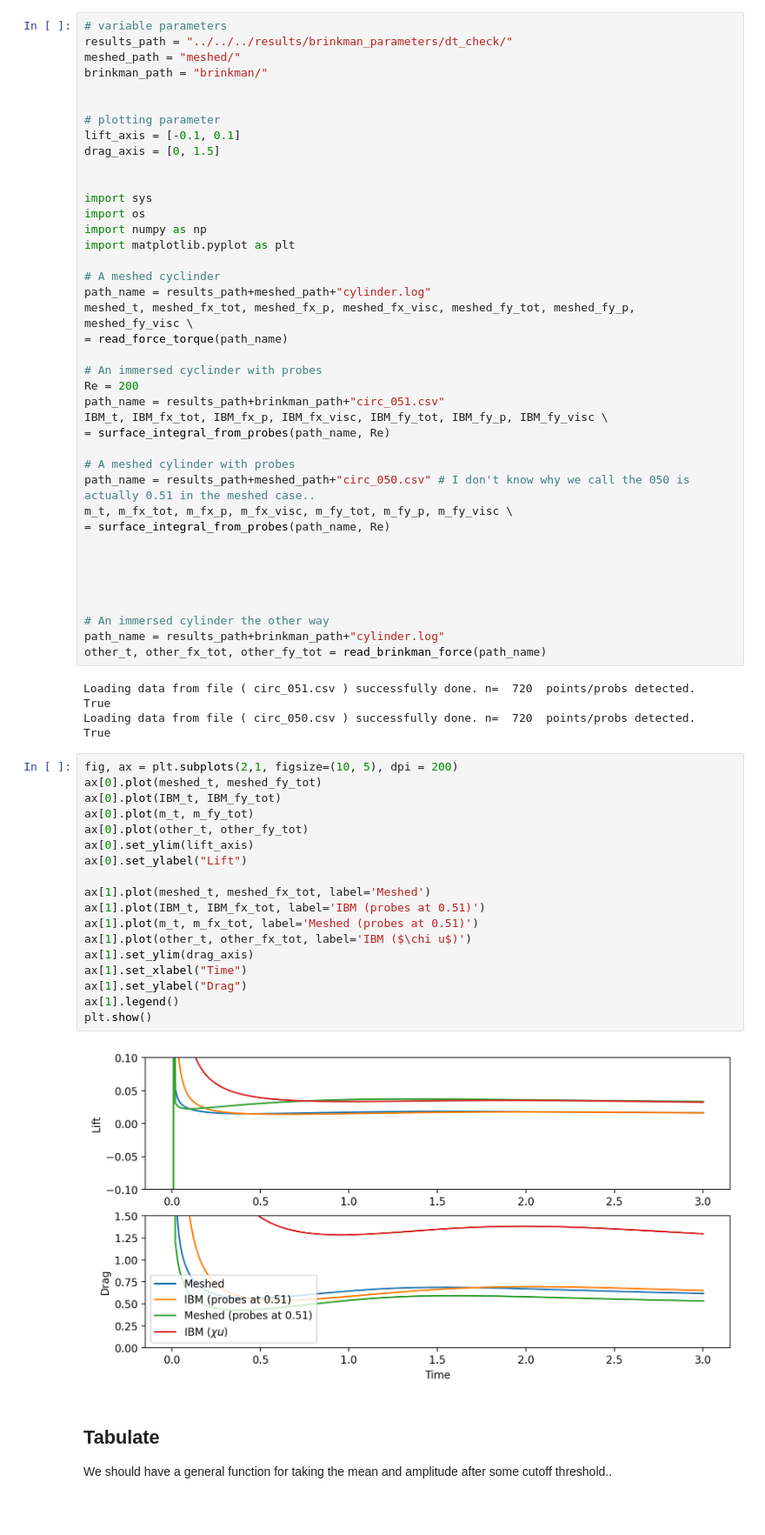
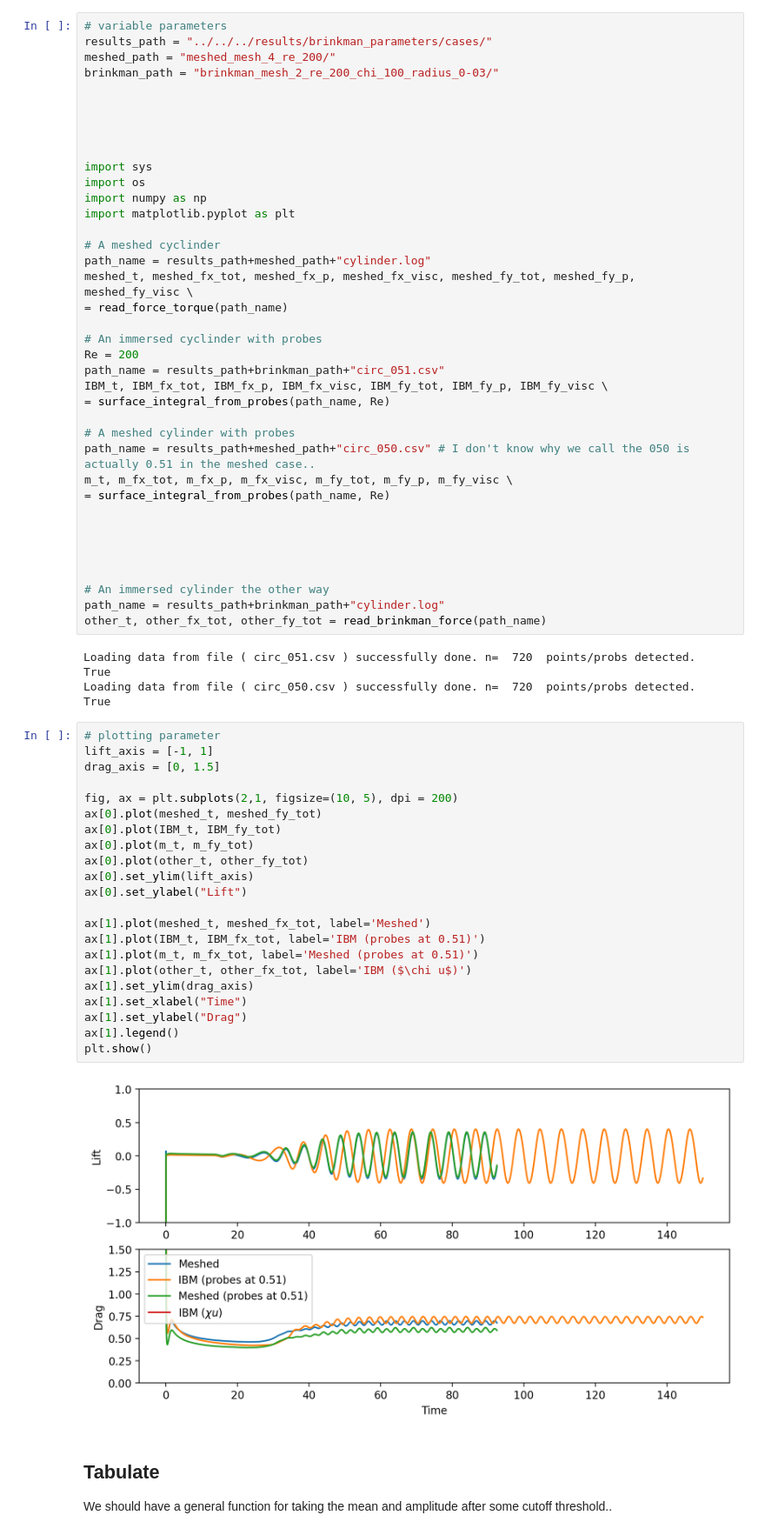
Before and after one commit to ExtremeFLOW/neko-top, a Jupyter notebook: examples/brinkman_parameters/post_processing/Lift_and_Drag.ipynb, the cells around one changed output. Shown at 87% size. Drawn from its saved outputs; the diff is of its cells as text; blank space fills up the shorter version.

```diff
--- a/examples/brinkman_parameters/post_processing/Lift_and_Drag.ipynb
+++ b/examples/brinkman_parameters/post_processing/Lift_and_Drag.ipynb
@@ -212,14 +212,12 @@ def read_brinkman_force(path_name):
 **Note:** We should probably be plotting $C_L$ and $C_D$ when it comes time to looking at different Reynolds numbers!
 # %%
 # variable parameters
-results_path = "../../../results/brinkman_parameters/dt_check/"
-meshed_path = "meshed/"
-brinkman_path = "brinkman/"
+results_path = "../../../results/brinkman_parameters/cases/"
+meshed_path = "meshed_mesh_4_re_200/"
+brinkman_path = "brinkman_mesh_2_re_200_chi_100_radius_0-03/"
 
 
-# plotting parameter
-lift_axis = [-0.1, 0.1]
-drag_axis = [0, 1.5]
+
 
 
 import sys
@@ -256,25 +254,29 @@ True
 Loading data from file ( circ_050.csv ) successfully done. n=  720  points/probs detected.
 True
 # %%
+# plotting parameter
+lift_axis = [-1, 1]
+drag_axis = [0, 1.5]
+
 fig, ax = plt.subplots(2,1, figsize=(10, 5), dpi = 200)
 ax[0].plot(meshed_t, meshed_fy_tot)
 ax[0].plot(IBM_t, IBM_fy_tot)
 ax[0].plot(m_t, m_fy_tot)
 ax[0].plot(other_t, other_fy_tot)
 ax[0].set_ylim(lift_axis)
 ax[0].set_ylabel("Lift")
 
 ax[1].plot(meshed_t, meshed_fx_tot, label='Meshed')
 ax[1].plot(IBM_t, IBM_fx_tot, label='IBM (probes at 0.51)')
 ax[1].plot(m_t, m_fx_tot, label='Meshed (probes at 0.51)')
 ax[1].plot(other_t, other_fx_tot, label='IBM ($\chi u$)')
 ax[1].set_ylim(drag_axis)
 ax[1].set_xlabel("Time")
 ax[1].set_ylabel("Drag")
 ax[1].legend()
 plt.show()
 # %% [output]
-[figure, old version]
+[figure, new version]
 # %% [markdown]
 ## Tabulate
 We should have a general function for taking the mean and amplitude after some cutoff threshold..
```
Also changed, not shown: parts of 1 cell of this notebook.
